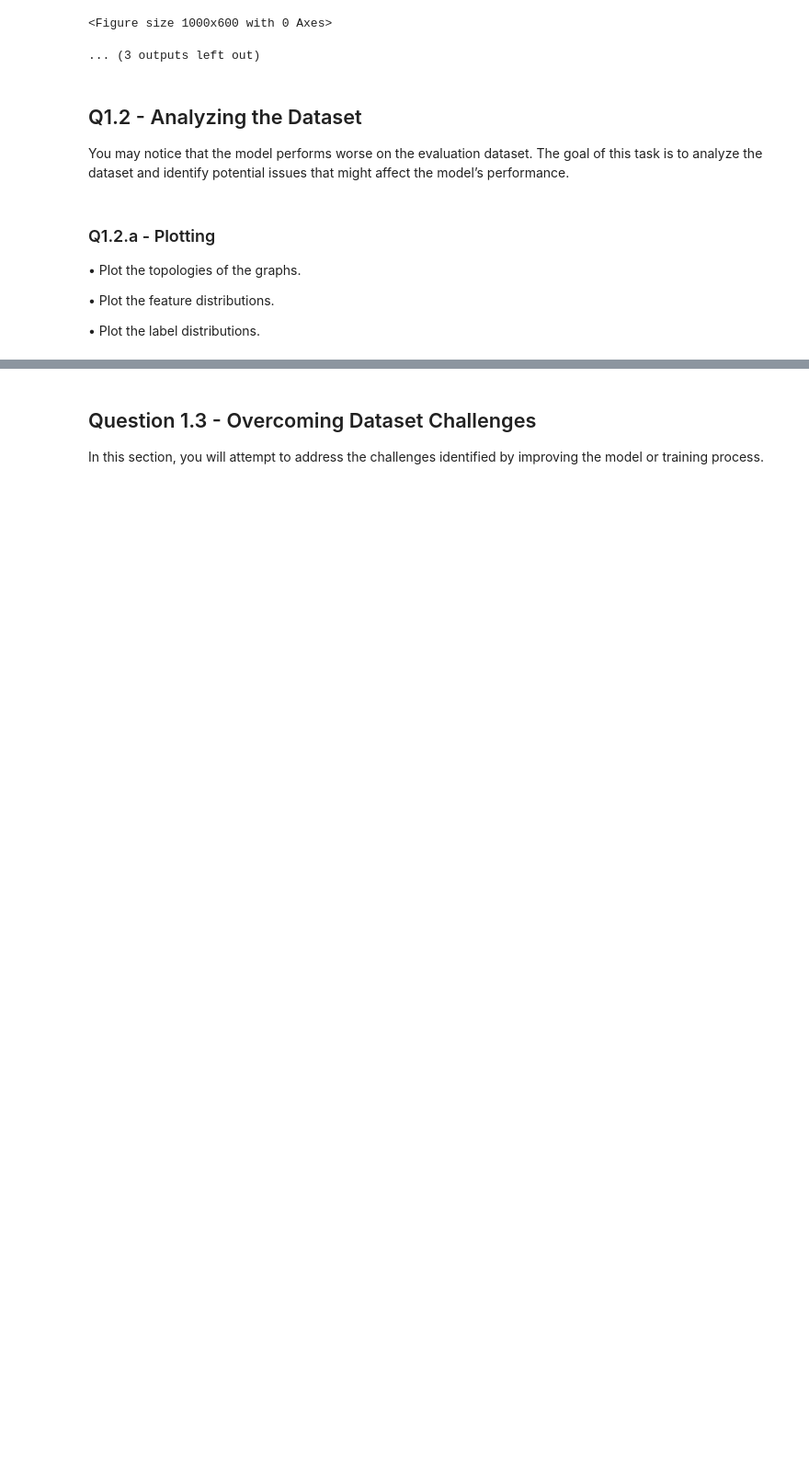
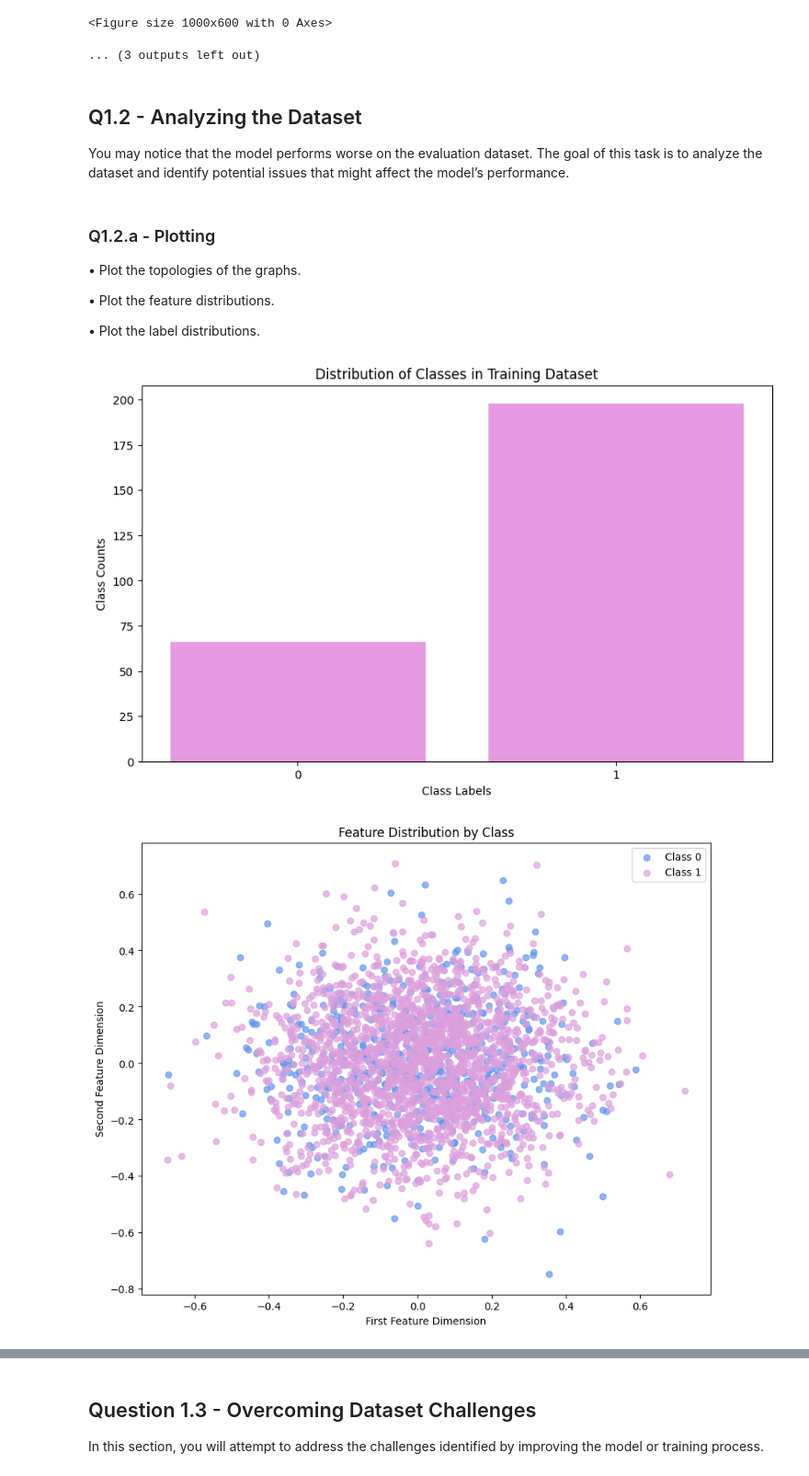
Before and after one commit to belfioreasia/Deep-Graph-Based-Learning, a Jupyter notebook: Coursework/q1_graph_classification.ipynb, the cells around one changed output, grey strips where cells are left out. Shown at 92% size. Cells and saved outputs as stored; diff of their text form; code cells hidden in the pictures; blank space fills up the shorter version.

```diff
--- a/Coursework/q1_graph_classification.ipynb
+++ b/Coursework/q1_graph_classification.ipynb
@@ -847,19 +857,3 @@ def visualise_graph_features(features_0, features_1):
 • Plot the feature distributions.
 
 • Plot the label distributions.
-# %%
-# ####################################################
-# MODIFY THE CODE BELOW
-# ####################################################
-def plot_class_distribution(labels):
-    """Plots the distribution of labels"""
-    pass
-
-
-def plot_graph_topology(A):
-    """Plots the graph topology"""
-    pass
-
-# ####################################################
-# END OF MODIFICATION
-# ####################################################
@@ -869,38 +898,41 @@ def find_X_A_for_label(list_of_data,label=1):
     """Label"""
     for X,A,y in list_of_data:
         if y==label:
             return X,A
 
 # Load data
 train_data = read_json_data(TRAIN_DATA_PATH, has_label=True) #returns a list of (X,A,y) - features, Adj Matrix, per Graph label
 eval_data = read_json_data(EVAL_DATA_PATH, has_label=True) #returns a list of (X,A,y) - features, Adj Matrix, per Graph label
 
 # Getting Labels
 train_labels = [int(y) for _,_,y in train_data]
 eval_labels = [int(y) for _,_,y in eval_data]
 
 # Getting Features
 train_features_0 = [X.numpy() for X, _, y in train_data if y == 0]
 train_features_1 = [X.numpy() for X, _, y in train_data if y == 1]
 
 eval_features_0 = [X.numpy() for X, _, y in eval_data if y == 0]
 eval_features_1 = [X.numpy() for X, _, y in eval_data if y == 1]
 
 # Find a graph for each of the classes
 X0_train, A0_train = find_X_A_for_label(train_data, 0)
 X1_train, A1_train = find_X_A_for_label(train_data, 1)
 
 X0_eval,A0_eval = find_X_A_for_label(eval_data, 0)
 X1_eval, A1_eval = find_X_A_for_label(eval_data, 1)
 
 # Plotting Train
-plot_class_distribution(train_labels)
-visualise_graph_features(train_features_0, train_features_1)
-plot_graph_topology(A0_train)
-plot_graph_topology(A1_train)
+plot_class_distribution(train_labels, dataset_name='Training', save=True, plot_name=f"train_class_distribution")
+visualise_graph_features(train_features_0, train_features_1, save=True, plot_name=f"train_graph_features")
+plot_graph_topology(A0_train, save=True, plot_name=f"train_topology_class_0")
+plot_graph_topology(A1_train, save=True, plot_name=f"train_topology_class_1")
 
 # Plotting Eval
-plot_class_distribution(eval_labels)
-visualise_graph_features(eval_features_0, eval_features_1)
-plot_graph_topology(A0_eval)
-plot_graph_topology(A1_eval)
+plot_class_distribution(eval_labels, dataset_name='Evaluation', save=True, plot_name=f"eval_class_distribution")
+visualise_graph_features(eval_features_0, eval_features_1, save=True, plot_name=f"eval_graph_features")
+plot_graph_topology(A0_eval, save=True, plot_name=f"eval_topology_class_0")
+plot_graph_topology(A1_eval, save=True, plot_name=f"eval_topology_class_1")
+# %% [output]
+[figure, added]
+[figure, added]
```
Also changed, not shown: parts of 7 cells of this notebook, 24 other files.
